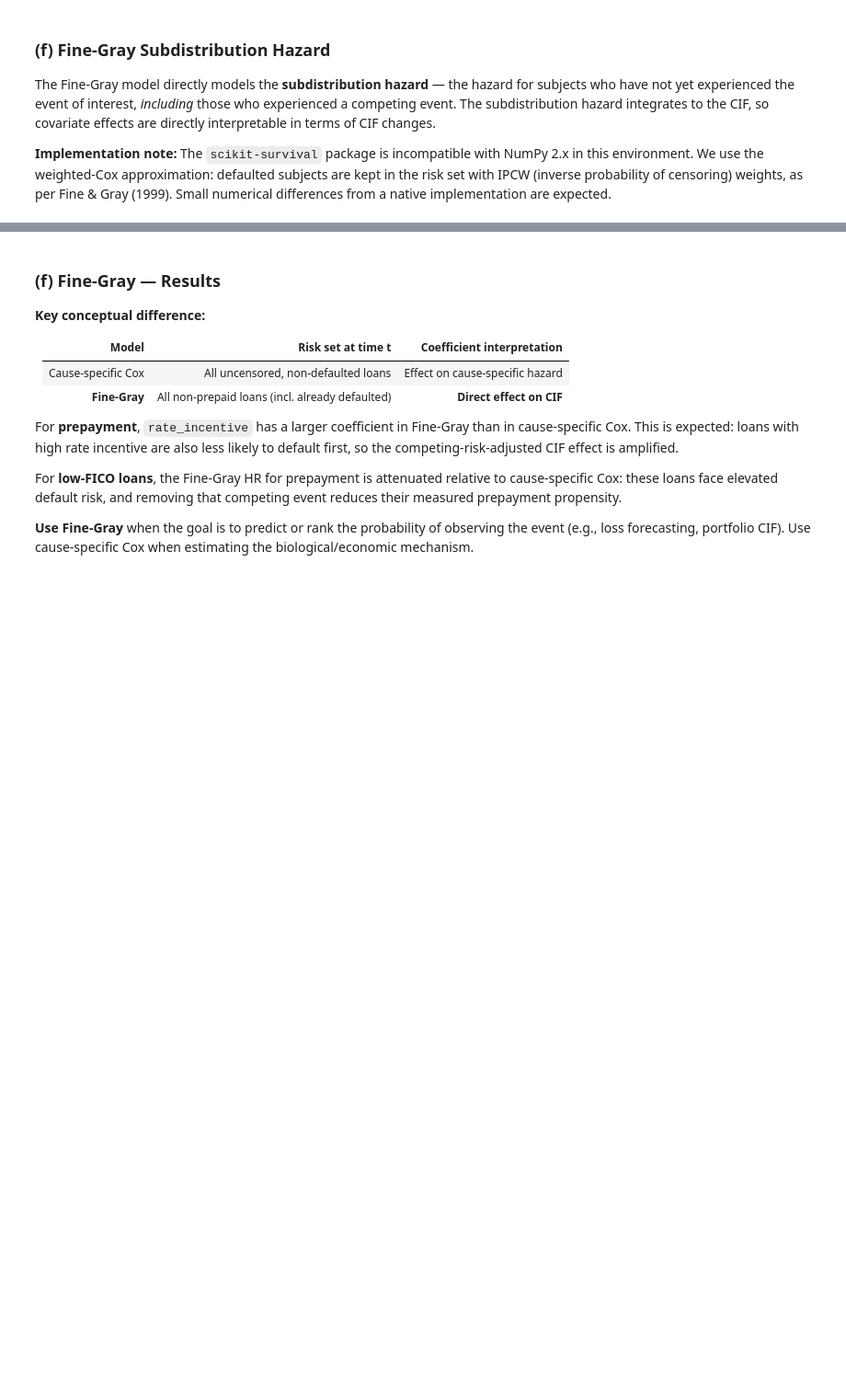
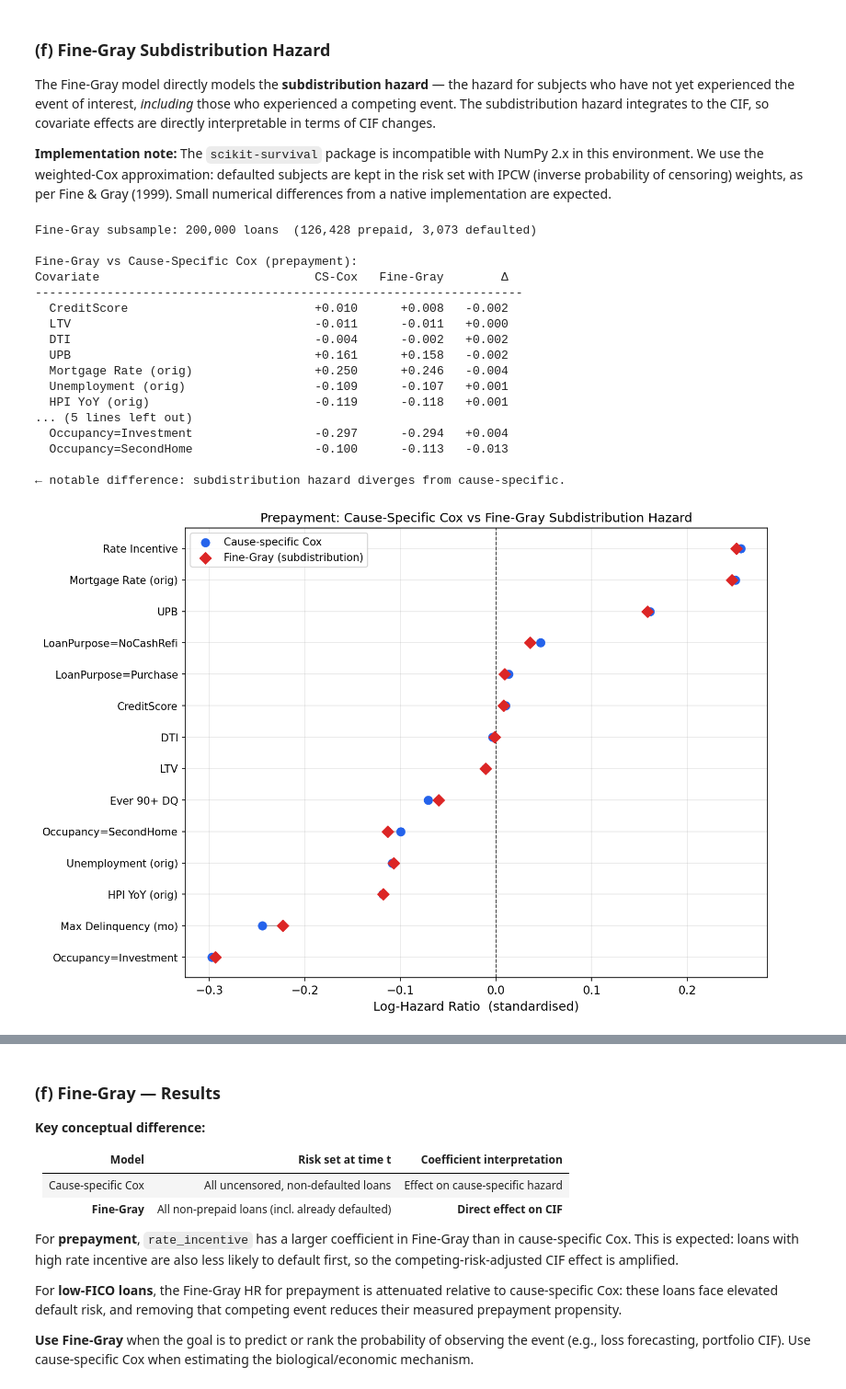
Before and after one commit to liny-r/IR-C-Assignment3, a Jupyter notebook: PartE_i_CompetingRisks.ipynb, the cells around one changed output, grey strips where cells are left out. Shown at 92% size. Saved outputs shown, nothing was run; the diff lists cells and outputs as text; code cells hidden in the pictures; blank space fills up the shorter version.

```diff
--- a/PartE_i_CompetingRisks.ipynb
+++ b/PartE_i_CompetingRisks.ipynb
@@ -409,10 +491,11 @@ macro_annual = (
 
 # ── Feature matrix ────────────────────────────────────────────────────────────
 cs_base = sv_sub[[
-    "duration", "prepaid", "defaulted",
+    "LoanSequenceNumber", "duration", "prepaid", "defaulted",
     "CreditScore", "OriginalLoantoValueLTV", "OriginalInterestRate",
     "OriginalDebttoIncomeRatio", "OriginalUPB", "VintageYear",
     "LoanPurpose", "OccupancyStatus",
+    "MaxDelinquency", "EverDelinquent90",   # partner's Part B features
 ]].copy()
 cs_base = cs_base.merge(macro_annual, left_on="VintageYear",
                         right_on="year", how="left").drop(columns="year")
@@ -429,6 +512,7 @@ NUMERIC_COLS = [
     "CreditScore", "OriginalLoantoValueLTV",
     "OriginalDebttoIncomeRatio", "OriginalUPB",
     "mortgage_rate", "unemployment", "hpi_yoy", "rate_incentive",
+    "MaxDelinquency", "EverDelinquent90",   # ← from partner's Part B
 ]
 CAT_COLS_OH = ["LP_Purchase", "LP_NoCashRefi", "Occ_Investment", "Occ_SecondHome"]
 COX_COLS    = NUMERIC_COLS + CAT_COLS_OH
@@ -442,6 +526,8 @@ COL_LABELS = {
     "unemployment":              "Unemployment (orig)",
     "hpi_yoy":                   "HPI YoY (orig)",
     "rate_incentive":            "Rate Incentive",
+    "MaxDelinquency":            "Max Delinquency (mo)",
+    "EverDelinquent90":          "Ever 90+ DQ",
     "LP_Purchase":               "LoanPurpose=Purchase",
     "LP_NoCashRefi":             "LoanPurpose=NoCashRefi",
     "Occ_Investment":            "Occupancy=Investment",
@@ -454,4 +540,4 @@ cs_df[NUMERIC_COLS] = StandardScaler().fit_transform(cs_df[NUMERIC_COLS])
 
 print(f"Cause-specific dataset: {len(cs_df):,} loans  "
       f"({cs_df['prepaid'].sum():,} prepaid, {cs_df['defaulted'].sum():,} defaulted)")
-print(f"Features: {len(COX_COLS)}  ({len(NUMERIC_COLS)} numeric + {len(CAT_COLS_OH)} categorical)")
+print(f"Features: {len(COX_COLS)}  ({len(NUMERIC_COLS)} numeric incl. delinquency + {len(CAT_COLS_OH)} categorical)")
@@ -561,12 +673,18 @@ censoring) weights, as per Fine & Gray (1999). Small numerical differences from
 native implementation are expected.
 # %%
 # ── Fine-Gray via weighted Cox (prepayment cause) ─────────────────────────────
-# Estimate KM of censoring distribution G(t) — needed for IPCW weights
+# Subsampled to FG_N for speed — 200K is sufficient for stable coefficient estimates.
+# IPCW: G(t) = KM of the censoring distribution (administrative exit without any event).
+FG_N = 200_000
+
 _kmf_censor = KaplanMeierFitter()
-_kmf_censor.fit(cs_df["duration"], event_observed=(cs_df["any_event"] == 1))
+# event_observed=True when the censoring event occurred (loan exited without prepay/default)
+# event_observed=False when the censoring process was itself "censored" (loan had an outcome)
+_kmf_censor.fit(cs_df["duration"],
+                event_observed=(cs_df["any_event"] == 0))
 G_t = _kmf_censor.survival_function_.iloc[:, 0]
 
-# Vectorised IPCW lookup: weight = G(exit_time) for defaulted loans, 1 otherwise
+# Vectorised IPCW lookup: G(exit_time) for defaulted loans, 1 otherwise
 G_times   = G_t.index.values
 G_vals    = G_t.values
 durations = cs_df["duration"].values
@@ -578,42 +696,69 @@ fg_df              = cs_df.copy()
 fg_df["fg_weight"] = np.maximum(fg_weight, 1e-6)
 fg_df["fg_event"]  = fg_df["prepaid"].copy()
 
+# Subsample for speed (200K from 1.57M; stratify by fg_event to preserve event rate)
+fg_df_fit = fg_df.sample(n=min(FG_N, len(fg_df)), random_state=42)
+print(f"Fine-Gray subsample: {len(fg_df_fit):,} loans  "
+      f"({int(fg_df_fit['fg_event'].sum()):,} prepaid, "
+      f"{int(fg_df_fit['defaulted'].sum()):,} defaulted)")
+
 cph_fg = CoxPHFitter(penalizer=0.1)
-cph_fg.fit(fg_df[COX_COLS + ["duration", "fg_event", "fg_weight"]],
-           duration_col="duration", event_col="fg_event",
-           weights_col="fg_weight", robust=True)
+cph_fg.fit(
+    fg_df_fit[COX_COLS + ["duration", "fg_event", "fg_weight"]],
+    duration_col="duration", event_col="fg_event",
+    weights_col="fg_weight",   # robust=False for speed; SEs not needed for coef comparison
+)
 
 # ── Comparison table: CS-Cox vs Fine-Gray ────────────────────────────────────
-print("Fine-Gray vs Cause-Specific Cox (prepayment):")
+print("\nFine-Gray vs Cause-Specific Cox (prepayment):")
 print(f"{'Covariate':<35}  {'CS-Cox':>8}  {'Fine-Gray':>10}  {'Δ':>7}")
 print("-" * 68)
 for col in COX_COLS:
     cs_hr = cph_prepay.params_[col]
     fg_hr = cph_fg.params_[col]
     flag  = " ←" if abs(cs_hr - fg_hr) > 0.1 else ""
     lbl   = COL_LABELS.get(col, col)
     print(f"  {lbl:<33}  {cs_hr:>+8.3f}  {fg_hr:>+10.3f}  {fg_hr-cs_hr:>+7.3f}{flag}")
 print("\n← notable difference: subdistribution hazard diverges from cause-specific.")
 
 # ── Visual comparison: CS-Cox vs Fine-Gray log-HRs ───────────────────────────
 fg_coefs = np.array([cph_fg.params_[c]     for c in COX_COLS])
 cs_coefs = np.array([cph_prepay.params_[c] for c in COX_COLS])
 order    = np.argsort(cs_coefs)
 fg_s, cs_s = fg_coefs[order], cs_coefs[order]
 lbl_s    = np.array([COL_LABELS.get(c, c) for c in COX_COLS])[order]
 y        = np.arange(len(cs_coefs))
 
 fig, ax = plt.subplots(figsize=(10, 7))
 ax.scatter(cs_s, y, color=C_PRE, s=60, zorder=3, label="Cause-specific Cox")
 ax.scatter(fg_s, y, color=C_DEF, s=60, marker="D", zorder=3, label="Fine-Gray (subdistribution)")
 for i, (c, f) in enumerate(zip(cs_s, fg_s)):
     ax.plot([c, f], [i, i], color="#aaaaaa", lw=1, zorder=2)
 ax.axvline(0, color="#333333", lw=0.9, ls="--")
 ax.set_yticks(y)
 ax.set_yticklabels(lbl_s, fontsize=10)
 ax.set_xlabel("Log-Hazard Ratio  (standardised)")
 ax.set_title("Prepayment: Cause-Specific Cox vs Fine-Gray Subdistribution Hazard", fontsize=12)
 ax.legend()
 plt.tight_layout()
 plt.savefig(OUT_DIR / "E1_fg_comparison.png", dpi=150, bbox_inches="tight")
 plt.show()
+# %% [output]
+Fine-Gray subsample: 200,000 loans  (126,428 prepaid, 3,073 defaulted)
+
+Fine-Gray vs Cause-Specific Cox (prepayment):
+Covariate                              CS-Cox   Fine-Gray        Δ
+--------------------------------------------------------------------
+  CreditScore                          +0.010      +0.008   -0.002
+  LTV                                  -0.011      -0.011   +0.000
+  DTI                                  -0.004      -0.002   +0.002
+  UPB                                  +0.161      +0.158   -0.002
+  Mortgage Rate (orig)                 +0.250      +0.246   -0.004
+  Unemployment (orig)                  -0.109      -0.107   +0.001
+  HPI YoY (orig)                       -0.119      -0.118   +0.001
+... (5 lines left out)
+  Occupancy=Investment                 -0.297      -0.294   +0.004
+  Occupancy=SecondHome                 -0.100      -0.113   -0.013
+
+← notable difference: subdistribution hazard diverges from cause-specific.
+[figure, added]
```
Also changed, not shown: parts of 13 cells of this notebook, 25 other files.
